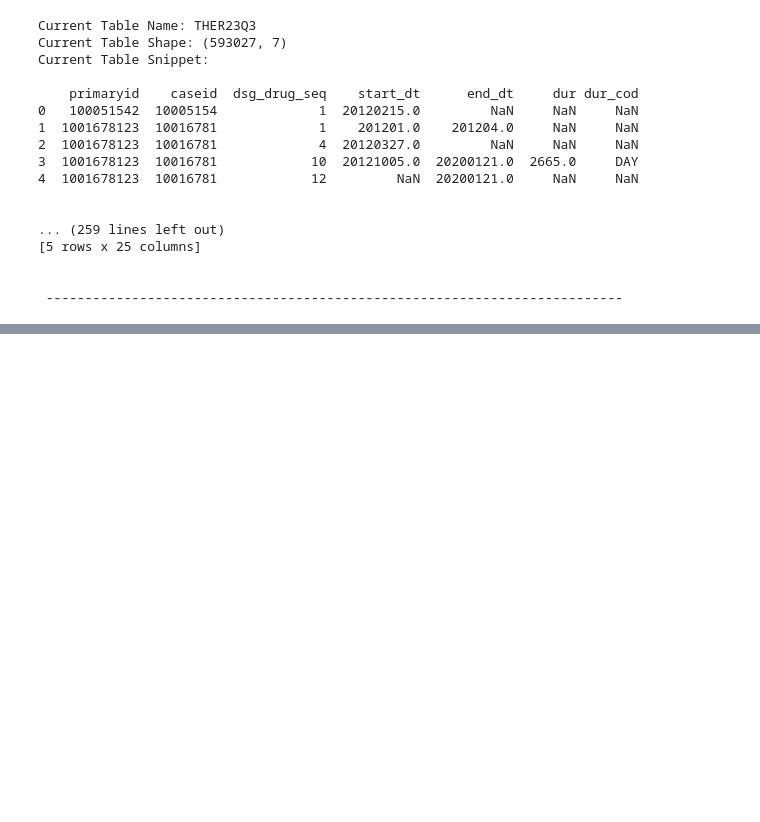
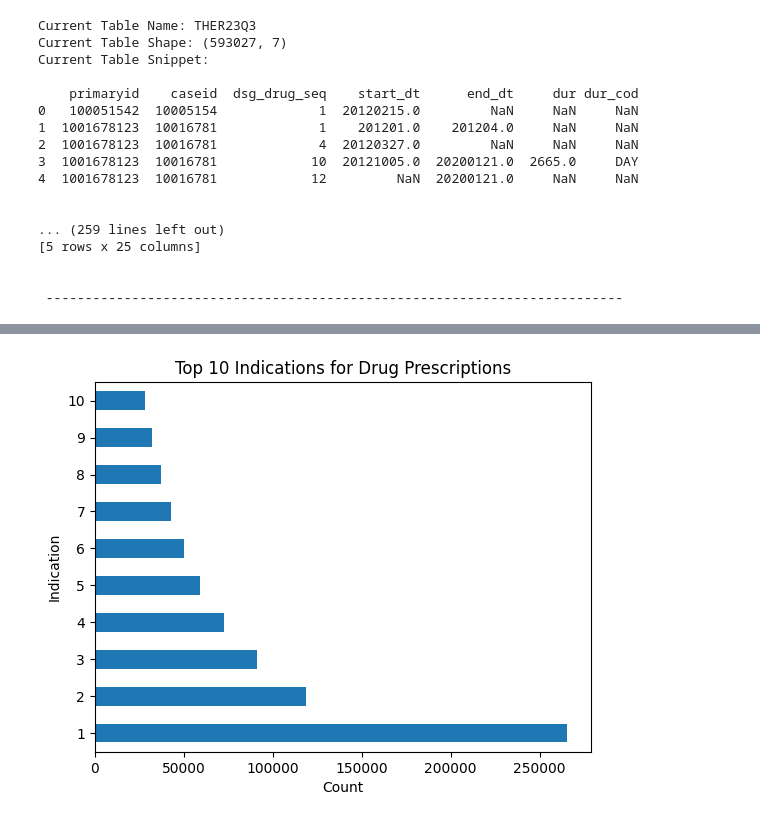
Before and after one commit to smalho01/FAERS-analytics, a Jupyter notebook: FAERS analytics.ipynb, the cells around one changed output, grey strips where cells are left out. Cells and saved outputs as stored; diff of their text form; code cells hidden in the pictures; blank space fills up the shorter version.

```diff
--- a/FAERS analytics.ipynb
+++ b/FAERS analytics.ipynb
@@ -227,0 +105,14 @@ plt.show()
+# %%
+# Merge the indications and outcomes dataframes on 'primaryid'
+df_indi_outc = pd.merge(data['INDI23Q3'], data['OUTC23Q3'], on='primaryid', how='inner')
+
+common_indications = df_indi_outc['indi_drug_seq'].value_counts().head(10)
+
+# Plotting the top 10 indications
+common_indications.plot(kind='barh')
+plt.title('Top 10 Indications for Drug Prescriptions')
+plt.xlabel('Count')
+plt.ylabel('Indication')
+plt.show()
+# %% [output]
+[figure, added]
```
Also changed, not shown: parts of 24 cells of this notebook.
